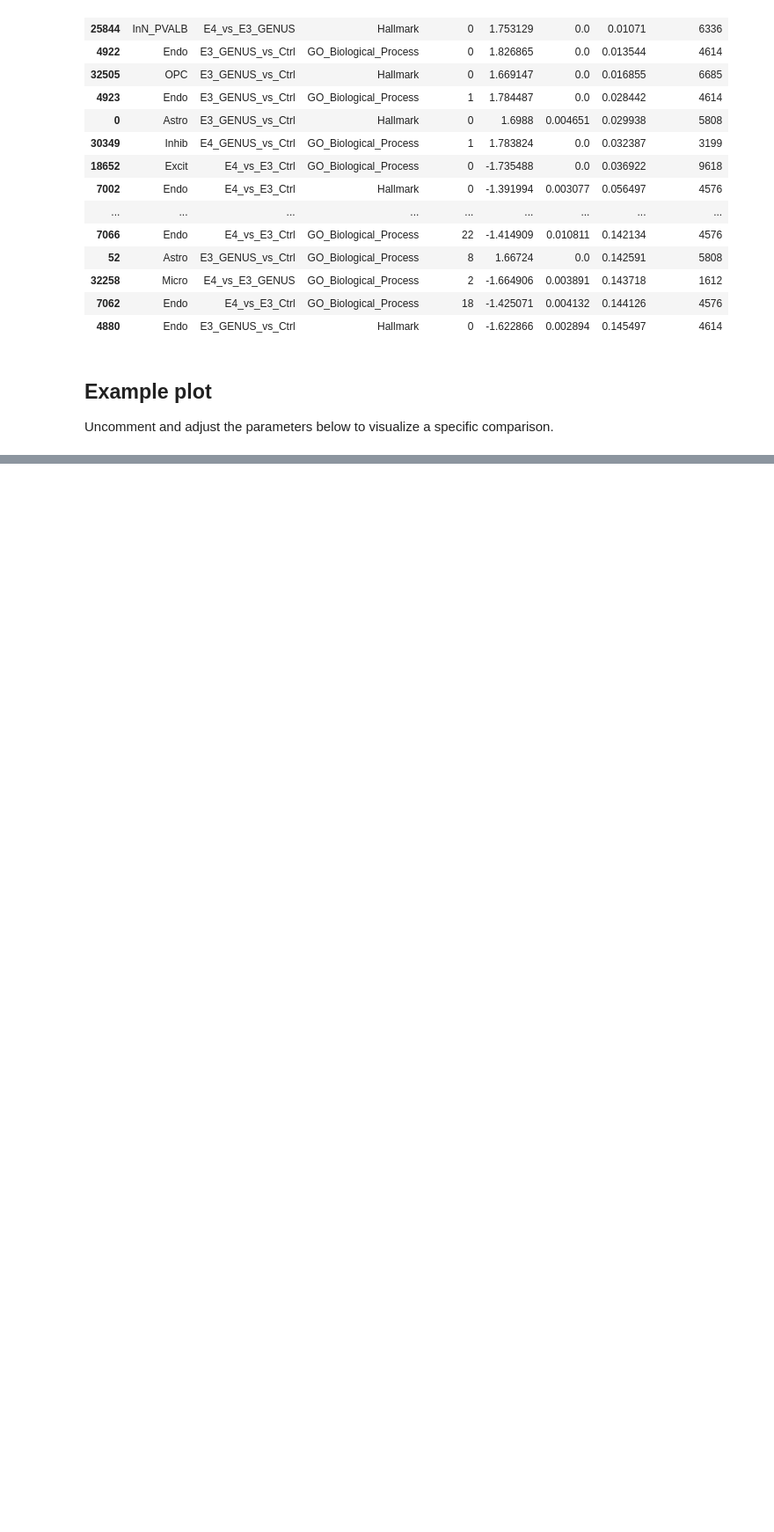
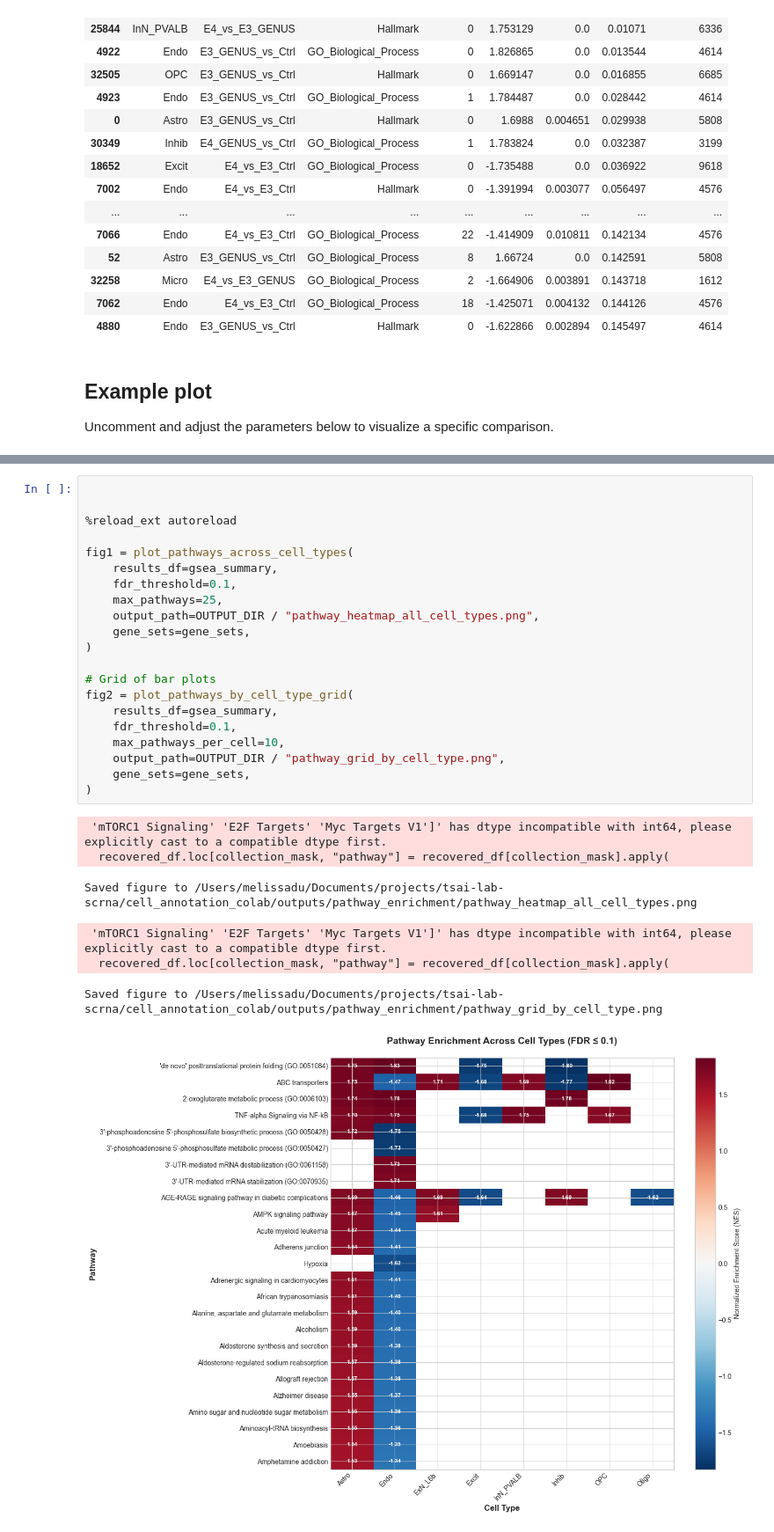
Before and after one commit to dryingpaint/tsai-lab-scrna, a Jupyter notebook: cell_annotation_colab/5_pathway_enrichment.ipynb, the cells around one changed output, grey strips where cells are left out. Shown at 88% size. Drawn from its saved outputs; the diff is of its cells as text; blank space fills up the shorter version.

Commit message:
Improvements to plots

```diff
--- a/cell_annotation_colab/5_pathway_enrichment.ipynb
+++ b/cell_annotation_colab/5_pathway_enrichment.ipynb
@@ -397,0 +971,29 @@ plot_top_pathways(gsea_summary, cell_type="Astro", contrast="E3_GENUS_vs_Ctrl",
+# %%
+
+
+%reload_ext autoreload
+
+fig1 = plot_pathways_across_cell_types(
+    results_df=gsea_summary,
+    fdr_threshold=0.1,
+    max_pathways=25,
+    output_path=OUTPUT_DIR / "pathway_heatmap_all_cell_types.png",
+    gene_sets=gene_sets,
+)
+
+# Grid of bar plots
+fig2 = plot_pathways_by_cell_type_grid(
+    results_df=gsea_summary,
+    fdr_threshold=0.1,
+    max_pathways_per_cell=10,
+    output_path=OUTPUT_DIR / "pathway_grid_by_cell_type.png",
+    gene_sets=gene_sets,
+)
+# %% [output]
+ 'mTORC1 Signaling' 'E2F Targets' 'Myc Targets V1']' has dtype incompatible with int64, please explicitly cast to a compatible dtype first.
+  recovered_df.loc[collection_mask, "pathway"] = recovered_df[collection_mask].apply(
+Saved figure to /Users/melissadu/Documents/projects/tsai-lab-scrna/cell_annotation_colab/outputs/pathway_enrichment/pathway_heatmap_all_cell_types.png
+ 'mTORC1 Signaling' 'E2F Targets' 'Myc Targets V1']' has dtype incompatible with int64, please explicitly cast to a compatible dtype first.
+  recovered_df.loc[collection_mask, "pathway"] = recovered_df[collection_mask].apply(
+Saved figure to /Users/melissadu/Documents/projects/tsai-lab-scrna/cell_annotation_colab/outputs/pathway_enrichment/pathway_grid_by_cell_type.png
+[figure, added]
```
Also changed, not shown: parts of 14 cells of this notebook, 3 other files.
